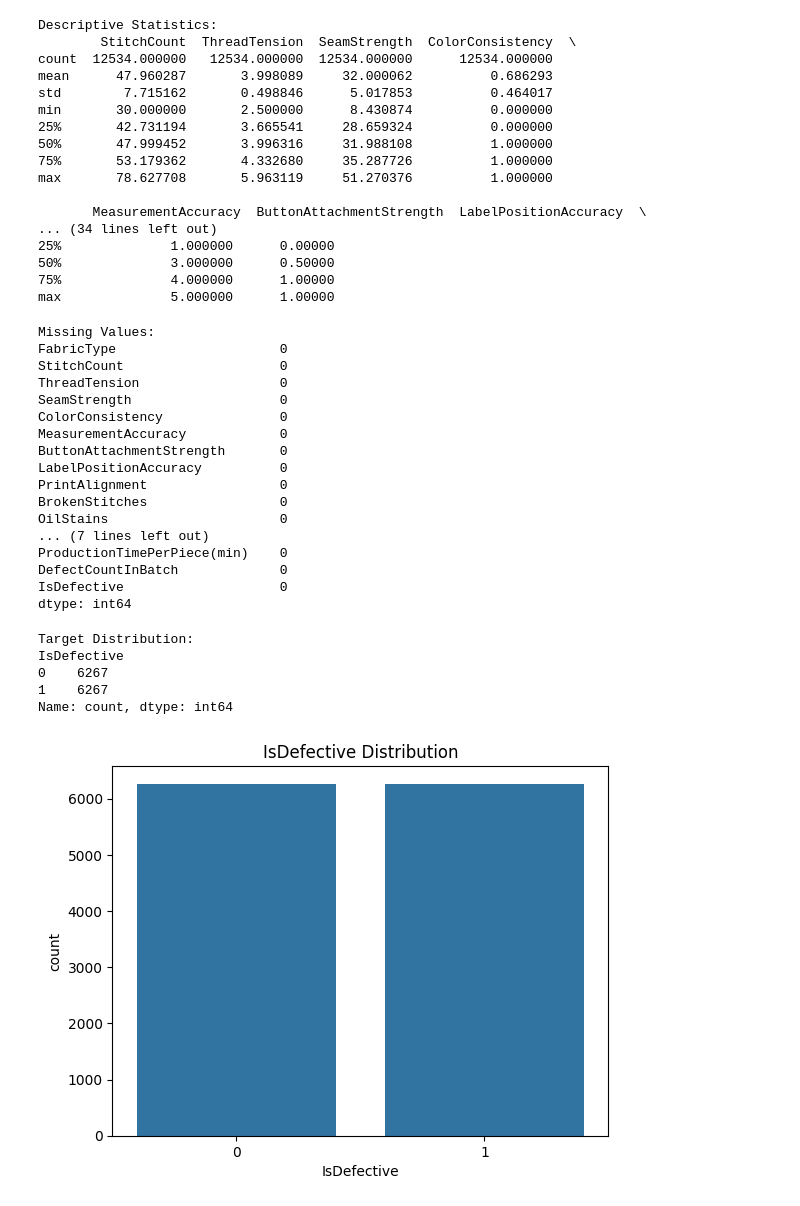
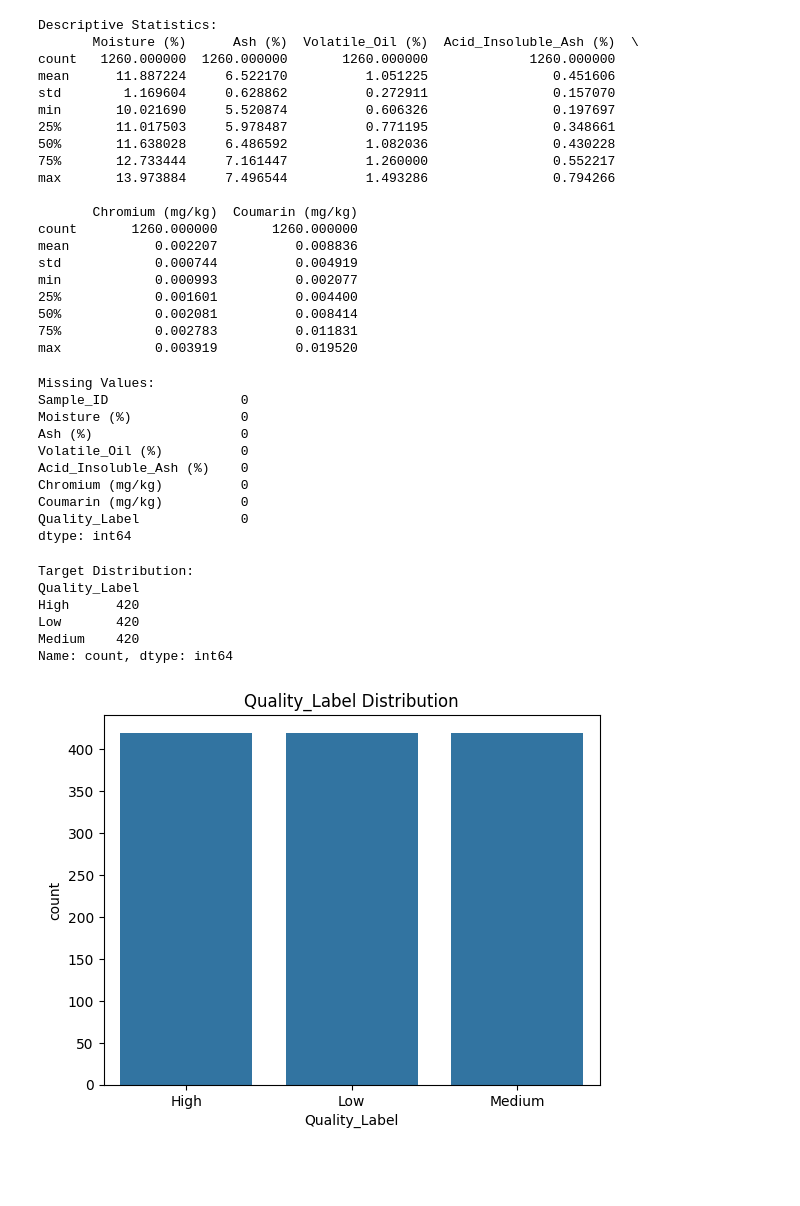
Before and after one commit to mdpw/msc-ai-cw, a Jupyter notebook: full_eda.ipynb, the cells around one changed output. Cells and saved outputs as stored; diff of their text form; code cells hidden in the pictures; blank space fills up the shorter version.

```diff
--- a/full_eda.ipynb
+++ b/full_eda.ipynb
@@ -8,7 +8,7 @@ import seaborn as sns
 import torch
 # %%
 # 1. Load the dataset
-file_path = "https://raw.githubusercontent.com/mdpw/msc-ai-cw/main/dataset/garment_defect_dataset_2.csv"  # Use raw content URL
+file_path = "https://raw.githubusercontent.com/mdpw/msc-ai-cw/main/dataset/cinnamon_quality_dataset.csv"  # Use raw content URL
 df = pd.read_csv(file_path)
 # %%
 # 2. Basic information
@@ -41,58 +41,55 @@ print("\nDescriptive Statistics:")
 print(df.describe())
 # %% [output]
 Descriptive Statistics:
-        StitchCount  ThreadTension  SeamStrength  ColorConsistency  \
-count  12534.000000   12534.000000  12534.000000      12534.000000
-mean      47.960287       3.998089     32.000062          0.686293
-std        7.715162       0.498846      5.017853          0.464017
-min       30.000000       2.500000      8.430874          0.000000
-25%       42.731194       3.665541     28.659324          0.000000
-50%       47.999452       3.996316     31.988108          1.000000
-75%       53.179362       4.332680     35.287726          1.000000
-max       78.627708       5.963119     51.270376          1.000000
+       Moisture (%)      Ash (%)  Volatile_Oil (%)  Acid_Insoluble_Ash (%)  \
+count   1260.000000  1260.000000       1260.000000             1260.000000
+mean      11.887224     6.522170          1.051225                0.451606
+std        1.169604     0.628862          0.272911                0.157070
+min       10.021690     5.520874          0.606326                0.197697
+25%       11.017503     5.978487          0.771195                0.348661
+50%       11.638028     6.486592          1.082036                0.430228
+75%       12.733444     7.161447          1.260000                0.552217
+max       13.973884     7.496544          1.493286                0.794266
 
-       MeasurementAccuracy  ButtonAttachmentStrength  LabelPositionAccuracy  \
-... (34 lines left out)
-25%              1.000000      0.00000
-50%              3.000000      0.50000
-75%              4.000000      1.00000
-max              5.000000      1.00000
+       Chromium (mg/kg)  Coumarin (mg/kg)
+count       1260.000000       1260.000000
+mean           0.002207          0.008836
+std            0.000744          0.004919
+min            0.000993          0.002077
+25%            0.001601          0.004400
+50%            0.002081          0.008414
+75%            0.002783          0.011831
+max            0.003919          0.019520
 # %%
 # 4. Check for missing values
 print("\nMissing Values:")
 print(df.isnull().sum())
 # %% [output]
 Missing Values:
-FabricType                     0
-StitchCount                    0
-ThreadTension                  0
-SeamStrength                   0
-ColorConsistency               0
-MeasurementAccuracy            0
-ButtonAttachmentStrength       0
-LabelPositionAccuracy          0
-PrintAlignment                 0
-BrokenStitches                 0
-OilStains                      0
-... (7 lines left out)
-ProductionTimePerPiece(min)    0
-DefectCountInBatch             0
-IsDefective                    0
+Sample_ID                 0
+Moisture (%)              0
+Ash (%)                   0
+Volatile_Oil (%)          0
+Acid_Insoluble_Ash (%)    0
+Chromium (mg/kg)          0
+Coumarin (mg/kg)          0
+Quality_Label             0
 dtype: int64
 # %%
-# 5. Class distribution (IsDefective)
+# 5. Class distribution (Quality_Label)
 print("\nTarget Distribution:")
-print(df['IsDefective'].value_counts())
-sns.countplot(x='IsDefective', data=df)
-plt.title('IsDefective Distribution')
+print(df['Quality_Label'].value_counts())
+sns.countplot(x='Quality_Label', data=df)
+plt.title('Quality_Label Distribution')
 plt.show()
 # %% [output]
 Target Distribution:
-IsDefective
-0    6267
-1    6267
+Quality_Label
+High      420
+Low       420
+Medium    420
 Name: count, dtype: int64
-[figure, old version]
+[figure, new version]
 # %%
 # 6. Correlation Matrix (Numerical Features Only)
 numeric_df = df.select_dtypes(include=[np.number])
```
Also changed, not shown: parts of 6 cells of this notebook.
